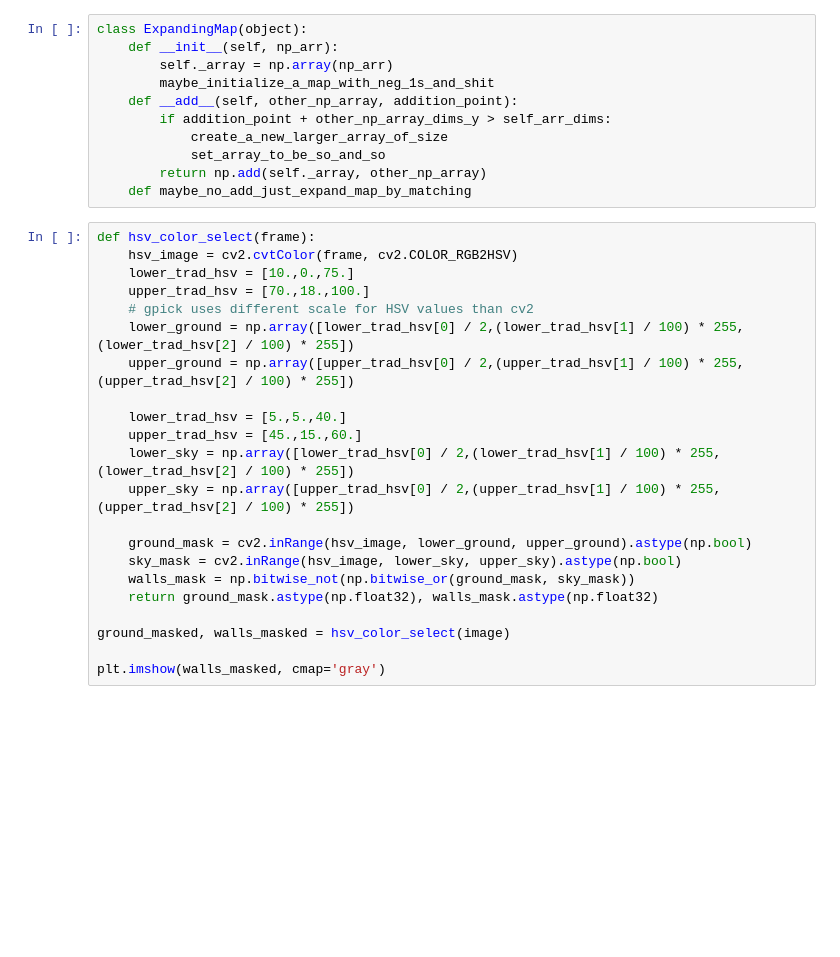
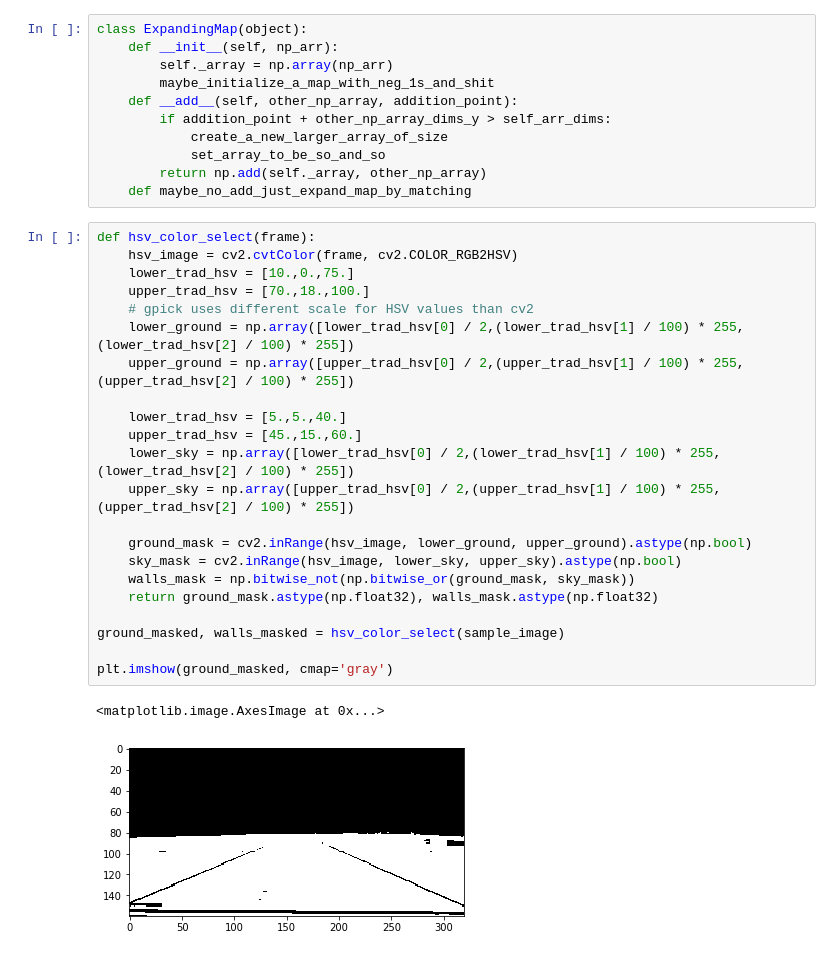
Before and after one commit to d13sl0w/RoboND-Rover-Project, a Jupyter notebook: code/Rover_Scratch_Space.ipynb, the cells around one changed output. Saved outputs shown, nothing was run; the diff lists cells and outputs as text; blank space fills up the shorter version.

```diff
--- a/code/Rover_Scratch_Space.ipynb
+++ b/code/Rover_Scratch_Space.ipynb
@@ -185,25 +193,28 @@ class ExpandingMap(object):
 # %%
 def hsv_color_select(frame):
     hsv_image = cv2.cvtColor(frame, cv2.COLOR_RGB2HSV)
     lower_trad_hsv = [10.,0.,75.]
     upper_trad_hsv = [70.,18.,100.]
     # gpick uses different scale for HSV values than cv2
     lower_ground = np.array([lower_trad_hsv[0] / 2,(lower_trad_hsv[1] / 100) * 255, (lower_trad_hsv[2] / 100) * 255])
     upper_ground = np.array([upper_trad_hsv[0] / 2,(upper_trad_hsv[1] / 100) * 255, (upper_trad_hsv[2] / 100) * 255])
 
     lower_trad_hsv = [5.,5.,40.]
     upper_trad_hsv = [45.,15.,60.]
     lower_sky = np.array([lower_trad_hsv[0] / 2,(lower_trad_hsv[1] / 100) * 255, (lower_trad_hsv[2] / 100) * 255])
     upper_sky = np.array([upper_trad_hsv[0] / 2,(upper_trad_hsv[1] / 100) * 255, (upper_trad_hsv[2] / 100) * 255])
 
     ground_mask = cv2.inRange(hsv_image, lower_ground, upper_ground).astype(np.bool)
     sky_mask = cv2.inRange(hsv_image, lower_sky, upper_sky).astype(np.bool)
     walls_mask = np.bitwise_not(np.bitwise_or(ground_mask, sky_mask))
     return ground_mask.astype(np.float32), walls_mask.astype(np.float32)
 
-ground_masked, walls_masked = hsv_color_select(image)
+ground_masked, walls_masked = hsv_color_select(sample_image)
 
-plt.imshow(walls_masked, cmap='gray')
+plt.imshow(ground_masked, cmap='gray')
+# %% [output]
+<matplotlib.image.AxesImage at 0x...>
+[figure, added]
 # %%
 def perspect_transform(img, src, dst):
     M = cv2.getPerspectiveTransform(src, dst)
```
Also changed, not shown: parts of 9 cells of this notebook.
